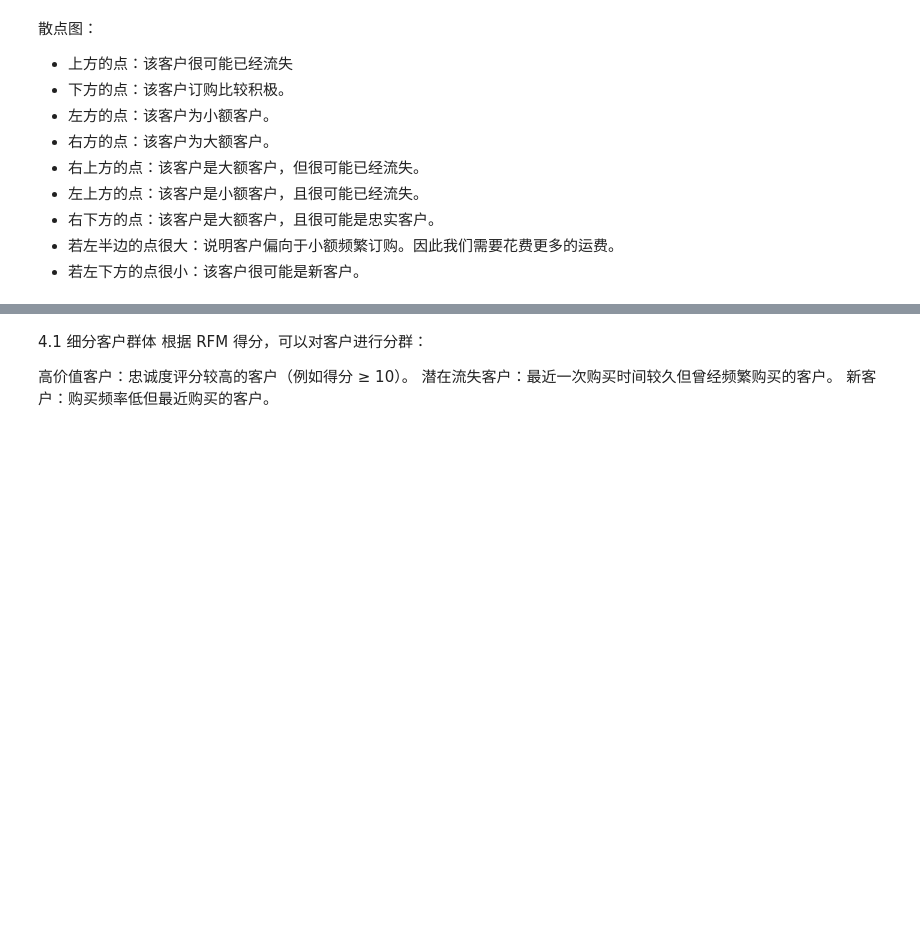
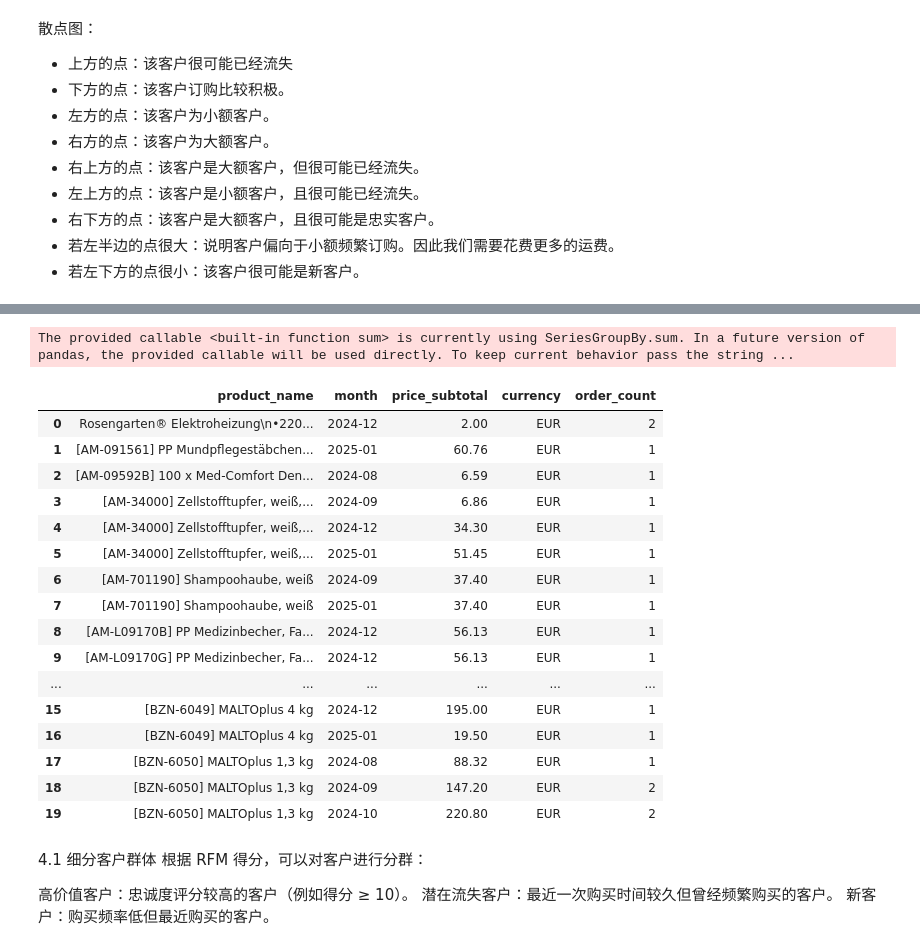
Before and after one commit to yixinglin/odoo-scripts, a Jupyter notebook: sales.ipynb, the cells around one changed output, grey strips where cells are left out. Drawn from its saved outputs; the diff is of its cells as text; code cells hidden in the pictures; blank space fills up the shorter version.

```diff
--- a/sales.ipynb
+++ b/sales.ipynb
@@ -135,9 +200,9 @@ len(df_filtered_orderlines)
 # %% [markdown]
 ## 按订单号聚合
 # %%
-odoo_orderlines = df_filtered_orderlines.copy()
+odoo_sales_orderlines = df_filtered_orderlines.copy()
 # 按订单号聚合订单明细.
-df_agg_orderlines = odoo_orderlines.groupby('order_number')  \
+df_agg_orderlines = odoo_sales_orderlines.groupby('order_number')  \
     .agg({'create_date': 'first',
           'order_partner': 'first', 'salesman': 'first',
           'price_tax': 'sum',  'price_subtotal': 'sum'}) \
@@ -400,14 +529,33 @@ df_customer_month_sales.head(10)
 # %%
 # 统计每个产品每个月卖出的数量和金额
-df_product_month_sales = odoo_orderlines.groupby(['product_name', 'month', ]) \
+df_product_month_sales = odoo_sales_orderlines.groupby(['product_name', 'month', ]) \
                             .agg({'price_subtotal': sum,
                                   'currency': 'first',
                                   'order_number': 'nunique'}) \
 
 df_product_month_sales = df_product_month_sales.rename(columns={'order_number': 'order_count'})
 df_product_month_sales.sort_values(['product_name','month'], )
 df_product_month_sales.reset_index(inplace=True)
 df_product_month_sales.head(20)
+# %% [output]
+The provided callable <built-in function sum> is currently using SeriesGroupBy.sum. In a future version of pandas, the provided callable will be used directly. To keep current behavior pass the string ...
+|  | product_name | month | price_subtotal | currency | order_count |
+| 0 | Rosengarten® Elektroheizung\n•220... | 2024-12 | 2.00 | EUR | 2 |
+| 1 | [AM-091561] PP Mundpflegestäbchen... | 2025-01 | 60.76 | EUR | 1 |
+| 2 | [AM-09592B] 100 x Med-Comfort Den... | 2024-08 | 6.59 | EUR | 1 |
+| 3 | [AM-34000] Zellstofftupfer, weiß,... | 2024-09 | 6.86 | EUR | 1 |
+| 4 | [AM-34000] Zellstofftupfer, weiß,... | 2024-12 | 34.30 | EUR | 1 |
+| 5 | [AM-34000] Zellstofftupfer, weiß,... | 2025-01 | 51.45 | EUR | 1 |
+| 6 | [AM-701190] Shampoohaube, weiß | 2024-09 | 37.40 | EUR | 1 |
+| 7 | [AM-701190] Shampoohaube, weiß | 2025-01 | 37.40 | EUR | 1 |
+| 8 | [AM-L09170B] PP Medizinbecher, Fa... | 2024-12 | 56.13 | EUR | 1 |
+| 9 | [AM-L09170G] PP Medizinbecher, Fa... | 2024-12 | 56.13 | EUR | 1 |
+| ... | ... | ... | ... | ... | ... |
+| 15 | [BZN-6049] MALTOplus 4 kg | 2024-12 | 195.00 | EUR | 1 |
+| 16 | [BZN-6049] MALTOplus 4 kg | 2025-01 | 19.50 | EUR | 1 |
+| 17 | [BZN-6050] MALTOplus 1,3 kg | 2024-08 | 88.32 | EUR | 1 |
+| 18 | [BZN-6050] MALTOplus 1,3 kg | 2024-09 | 147.20 | EUR | 2 |
+| 19 | [BZN-6050] MALTOplus 1,3 kg | 2024-10 | 220.80 | EUR | 2 |
 # %%
 columns_map= {
         "order_partner": "Kunde",
```
Also changed, not shown: parts of 24 cells of this notebook.
